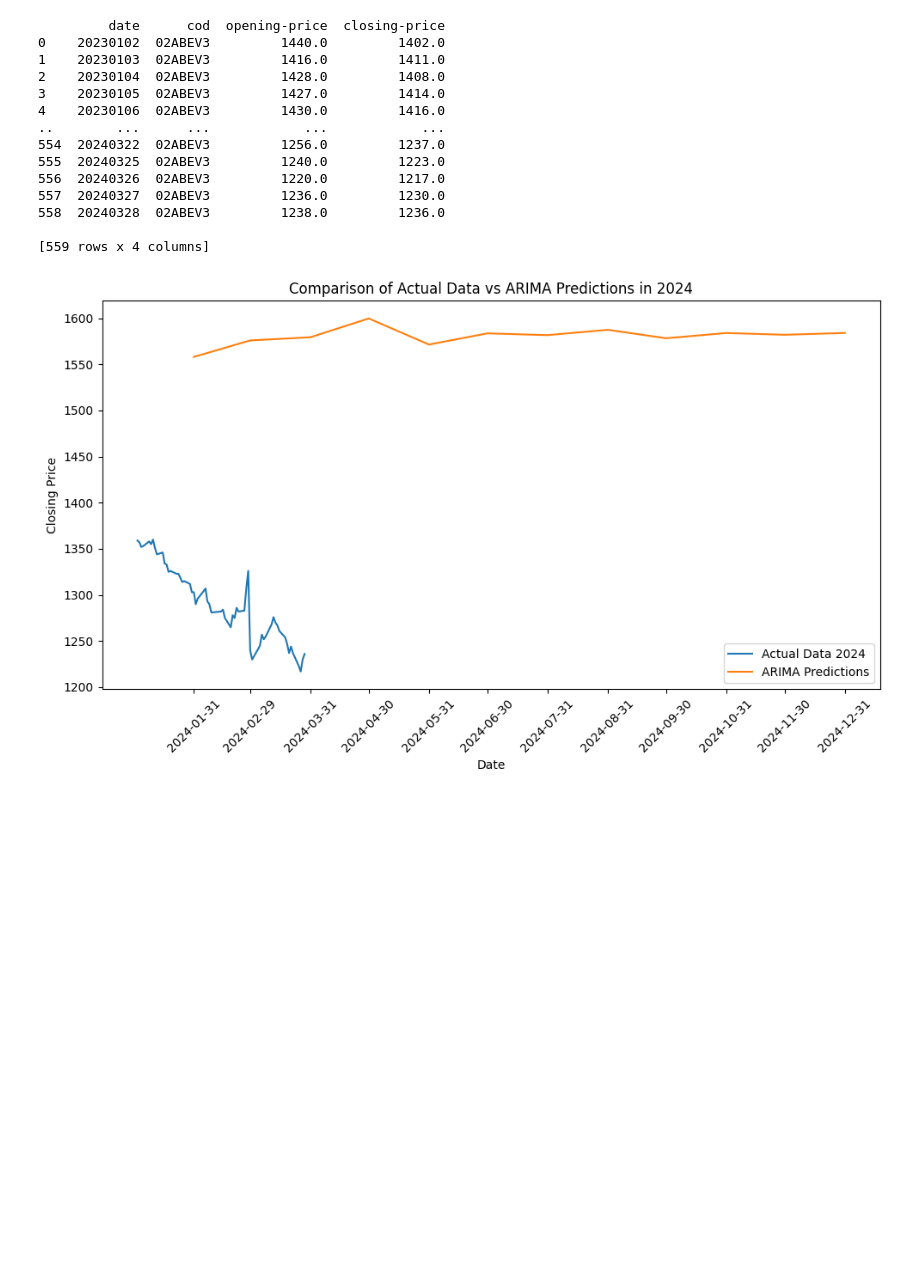
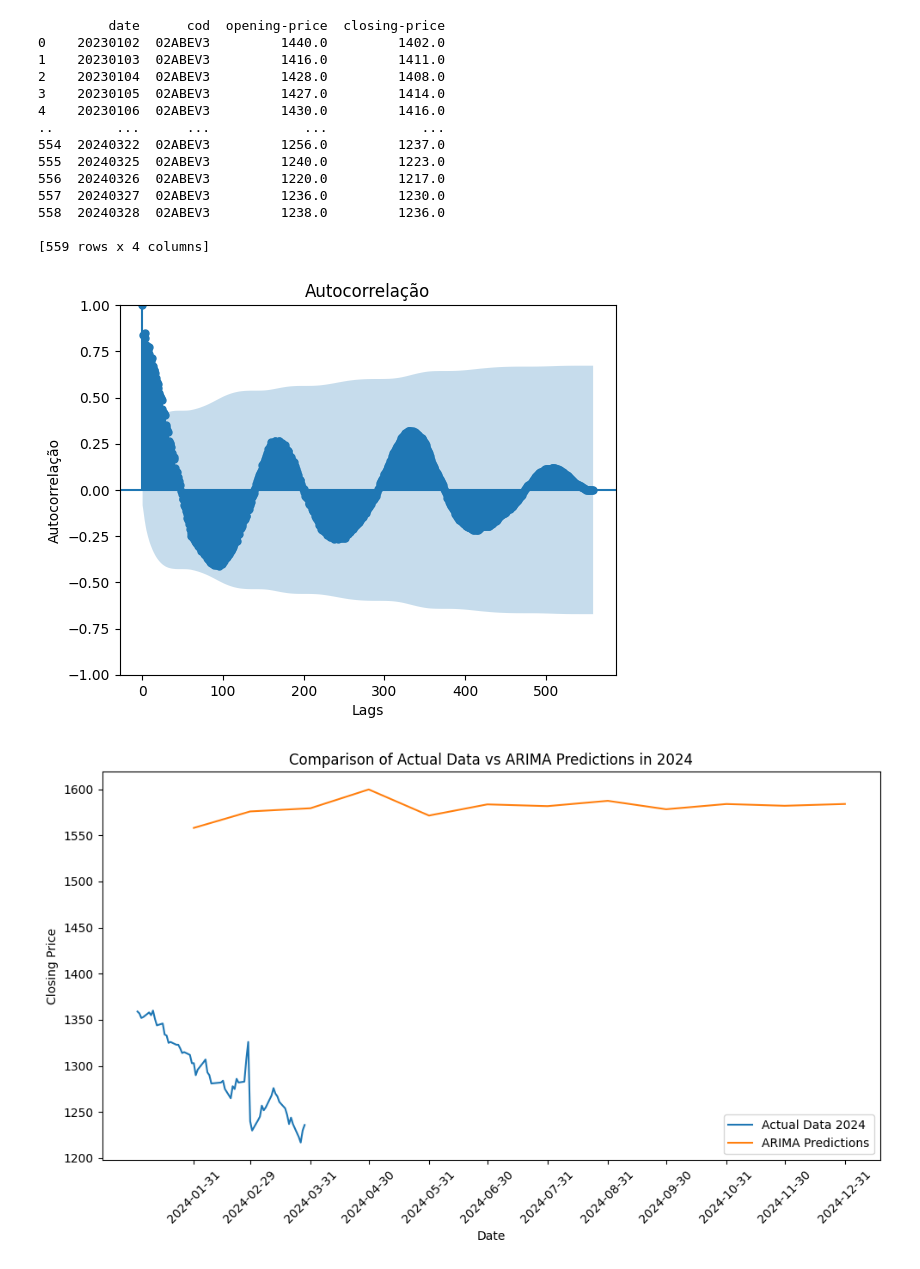
Before and after one commit to fdemarque/academico-datascience, a Jupyter notebook: atividade-reg-logistica/atividade-reg-log.ipynb, the cells around one changed output. Cells and saved outputs as stored; diff of their text form; code cells hidden in the pictures; blank space fills up the shorter version.

Commit message:
inserido método para análise de autocorrelação

```diff
--- a/atividade-reg-logistica/atividade-reg-log.ipynb
+++ b/atividade-reg-logistica/atividade-reg-log.ipynb
@@ -67,6 +67,18 @@ test_data = df[df['date'].dt.year == 2024]
 
 train_data = train_data[['date', 'closing-price']]
 test_data = test_data[['date', 'closing-price']]
+# %%
+# definindo o valor de série para definir o valor de pdq com base na autocorrelação dos dados
+series = df['closing-price']
+
+# plotando a autocorrelação com lags até o número de pontos na série temporal
+plot_acf(series, lags=len(series)-1)
+plt.xlabel('Lags')
+plt.ylabel('Autocorrelação')
+plt.title('Autocorrelação')
+plt.show()
+# %% [output]
+[figure, added]
 # %%
 # configurando do modelo ARIMA
 
```
Also changed, not shown: parts of 1 cell of this notebook.
